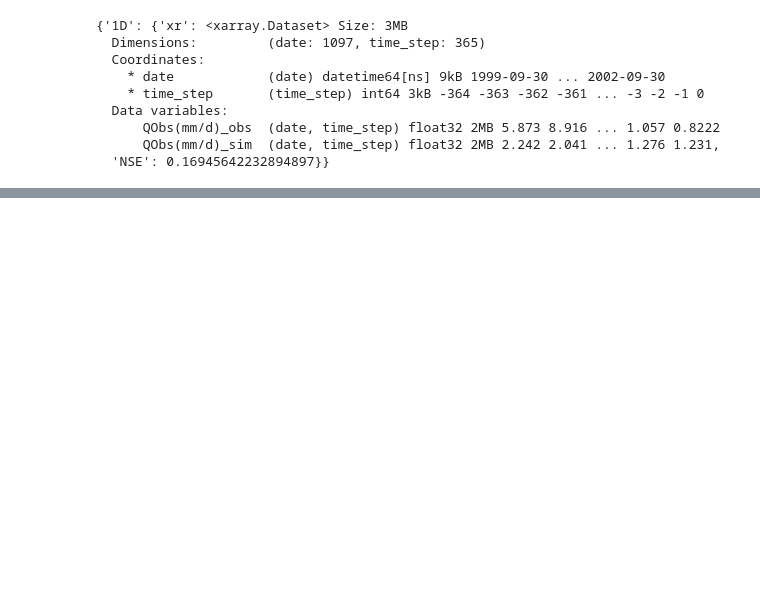
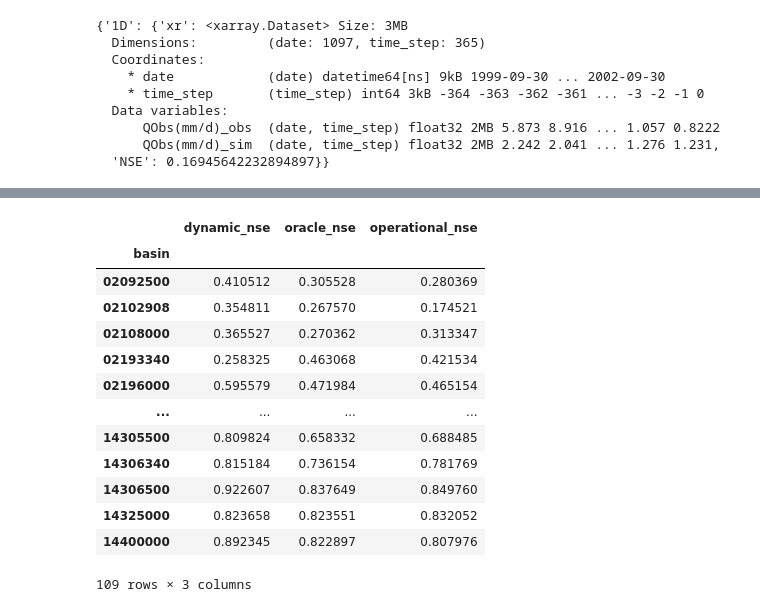
Before and after one commit to mines-ciroh/neuralhydrology-dcfe, a Jupyter notebook: examples/07-DCFE/Manuscript_Material.ipynb, the cells around one changed output, grey strips where cells are left out. Drawn from its saved outputs; the diff is of its cells as text; code cells hidden in the pictures; blank space fills up the shorter version.

Commit message:
loaded shm results in manuscript material

```diff
--- a/examples/07-DCFE/Manuscript_Material.ipynb
+++ b/examples/07-DCFE/Manuscript_Material.ipynb
@@ -729,0 +752,75 @@ oracle_results[basin]
+# %%
+shm_dynamic_path = Path("runs/EXP1_SHM_CAMELS_noSnow_HPC_Dynamic_2101_134739")
+shm_oracle_path = Path("runs/EXP1_SHM_CAMELS_noSnow_HPC_OracleAvg_2101_155657")
+shm_operational_path = Path("runs/EXP1_SHM_CAMELS_noSnow_HPC_OperationalAvg_2101_143920")
+
+with open(shm_dynamic_path / "test" / "model_epoch030" / "test_results.p", "rb") as fp:
+    shm_dynamic_results = pickle.load(fp)
+with open(shm_oracle_path / "test" / "model_epoch030" / "test_results.p", "rb") as fp:
+    shm_oracle_results = pickle.load(fp)
+with open(shm_operational_path / "test" / "model_epoch030" / "test_results.p", "rb") as fp:
+    shm_operational_results = pickle.load(fp)
+# %%
+basin_keys = list(shm_dynamic_results.keys())
+
+# Create dictionary to store results
+shm_nse_results = {'basin': [], 'dynamic_nse': [], 'oracle_nse': [], 'operational_nse': []}
+
+# Dynamic Mode
+for basin in basin_keys:
+    dynamic_agg_sim = np.hstack([shm_dynamic_results[basin]['1D']['xr']['QObs(mm/d)_sim'][0],
+             shm_dynamic_results[basin]['1D']['xr']['QObs(mm/d)_sim'][365],
+             shm_dynamic_results[basin]['1D']['xr']['QObs(mm/d)_sim'][365*2],
+             shm_dynamic_results[basin]['1D']['xr']['QObs(mm/d)_sim'][365*3]])
+    dynamic_agg_obs = np.hstack([shm_dynamic_results[basin]['1D']['xr']['QObs(mm/d)_obs'][0],
+                shm_dynamic_results[basin]['1D']['xr']['QObs(mm/d)_obs'][365],
+                shm_dynamic_results[basin]['1D']['xr']['QObs(mm/d)_obs'][365*2],
+                shm_dynamic_results[basin]['1D']['xr']['QObs(mm/d)_obs'][365*3]])
+    dynamic_nse = nse(xr.DataArray(dynamic_agg_obs), xr.DataArray(dynamic_agg_sim))
+
+    # Oracle Mode
+    oracle_agg_sim = np.hstack([shm_oracle_results[basin]['1D']['xr']['QObs(mm/d)_sim'][0],
+             shm_oracle_results[basin]['1D']['xr']['QObs(mm/d)_sim'][365],
+             shm_oracle_results[basin]['1D']['xr']['QObs(mm/d)_sim'][365*2],
+             shm_oracle_results[basin]['1D']['xr']['QObs(mm/d)_sim'][365*3]])
+    oracle_agg_obs = np.hstack([shm_oracle_results[basin]['1D']['xr']['QObs(mm/d)_obs'][0],
+                shm_oracle_results[basin]['1D']['xr']['QObs(mm/d)_obs'][365],
+                shm_oracle_results[basin]['1D']['xr']['QObs(mm/d)_obs'][365*2],
+                shm_oracle_results[basin]['1D']['xr']['QObs(mm/d)_obs'][365*3]])
+    oracle_nse = nse(xr.DataArray(oracle_agg_obs), xr.DataArray(oracle_agg_sim))
+
+    # Operational Mode
+    operational_agg_sim = np.hstack([shm_operational_results[basin]['1D']['xr']['QObs(mm/d)_sim'][0],
+             shm_operational_results[basin]['1D']['xr']['QObs(mm/d)_sim'][365],
+             shm_operational_results[basin]['1D']['xr']['QObs(mm/d)_sim'][365*2],
+             shm_operational_results[basin]['1D']['xr']['QObs(mm/d)_sim'][365*3]])
+    operational_agg_obs = np.hstack([shm_operational_results[basin]['1D']['xr']['QObs(mm/d)_obs'][0],
+                shm_operational_results[basin]['1D']['xr']['QObs(mm/d)_obs'][365],
+                shm_operational_results[basin]['1D']['xr']['QObs(mm/d)_obs'][365*2],
+                shm_operational_results[basin]['1D']['xr']['QObs(mm/d)_obs'][365*3]])
+    operational_nse = nse(xr.DataArray(operational_agg_obs), xr.DataArray(operational_agg_sim))
+
+    # Append to results dictionary
+    shm_nse_results['basin'].append(basin)
+    shm_nse_results['dynamic_nse'].append(float(dynamic_nse))
+    shm_nse_results['oracle_nse'].append(float(oracle_nse))
+    shm_nse_results['operational_nse'].append(float(operational_nse))
+
+# Convert to DataFrame with basin as index
+shm_nse_df = pd.DataFrame(shm_nse_results).set_index('basin')
+shm_nse_df
+# %% [output]
+|  | dynamic_nse | oracle_nse | operational_nse |
+| basin |  |  |  |
+| 02092500 | 0.410512 | 0.305528 | 0.280369 |
+| 02102908 | 0.354811 | 0.267570 | 0.174521 |
+| 02108000 | 0.365527 | 0.270362 | 0.313347 |
+| 02193340 | 0.258325 | 0.463068 | 0.421534 |
+| 02196000 | 0.595579 | 0.471984 | 0.465154 |
+| ... | ... | ... | ... |
+| 14305500 | 0.809824 | 0.658332 | 0.688485 |
+| 14306340 | 0.815184 | 0.736154 | 0.781769 |
+| 14306500 | 0.922607 | 0.837649 | 0.849760 |
+| 14325000 | 0.823658 | 0.823551 | 0.832052 |
+| 14400000 | 0.892345 | 0.822897 | 0.807976 |
+109 rows × 3 columns
```
Also changed, not shown: parts of 6 cells of this notebook.
